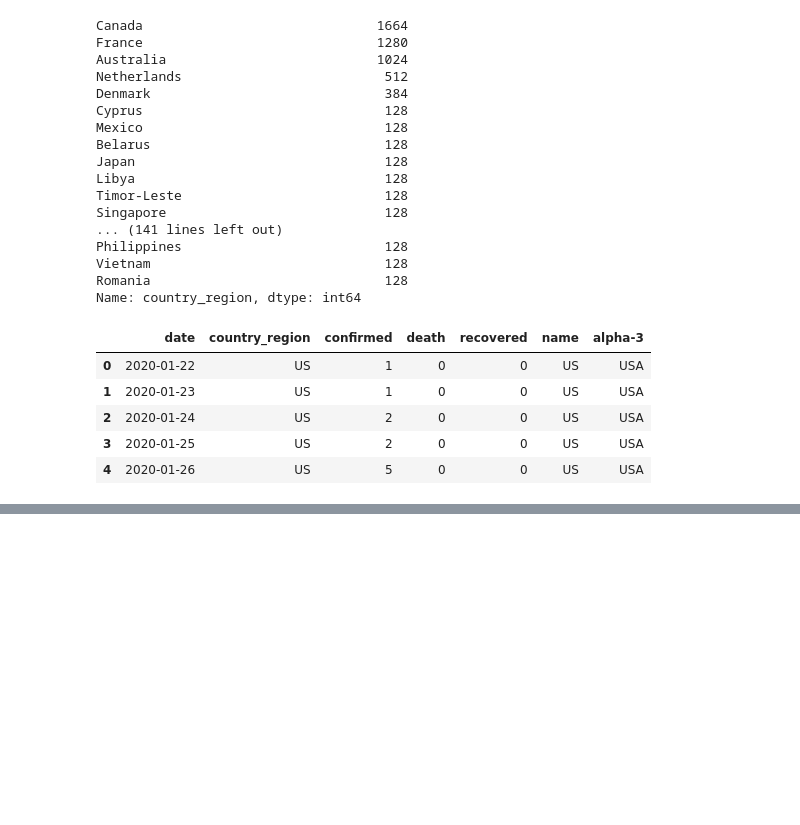
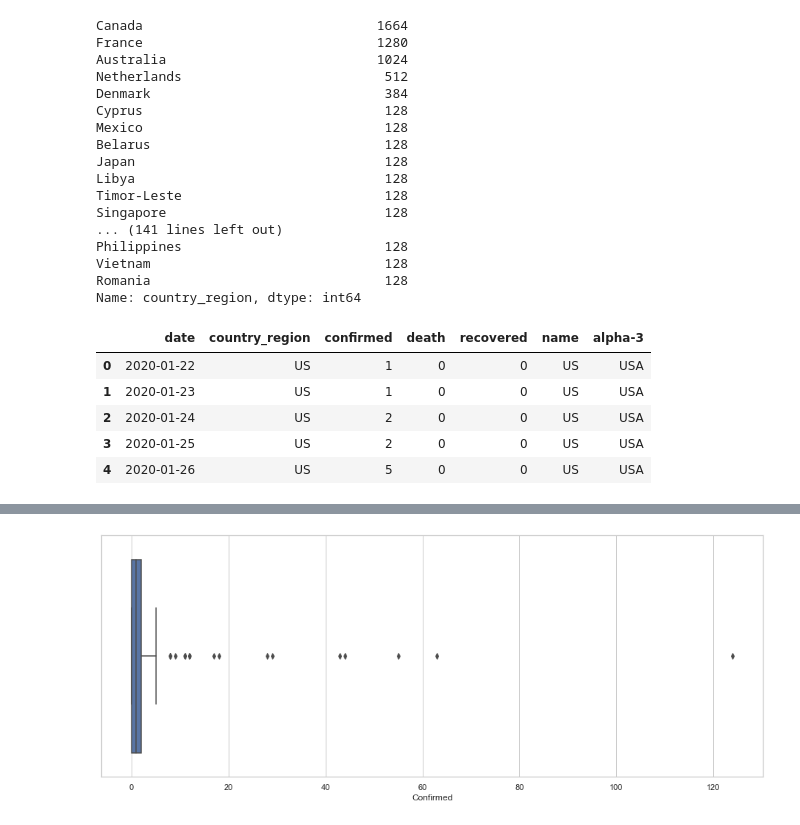
Before and after one commit to martonik/COVID-19, a Jupyter notebook: COVID_tracking.ipynb, the cells around one changed output, grey strips where cells are left out. Drawn from its saved outputs; the diff is of its cells as text; code cells hidden in the pictures; blank space fills up the shorter version.

```diff
--- a/COVID_tracking.ipynb
+++ b/COVID_tracking.ipynb
@@ -146,0 +207,6 @@ va.head()
+# %%
+plt.figure(figsize=(16, 6))
+sns.set(style="whitegrid")
+ax = sns.boxplot(x=va["Confirmed"])
+# %% [output]
+[figure, added]
```
Also changed, not shown: parts of 35 cells of this notebook.
